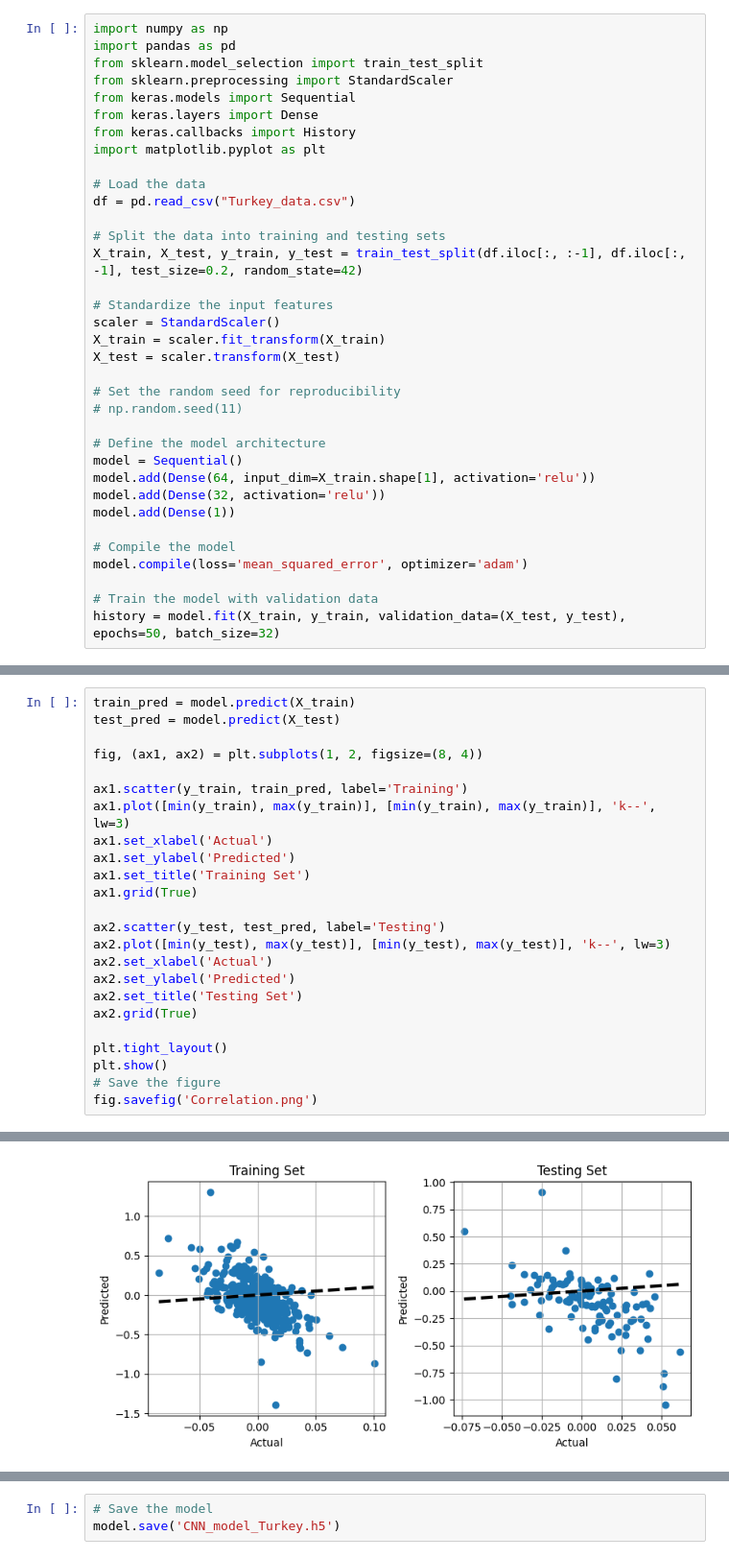
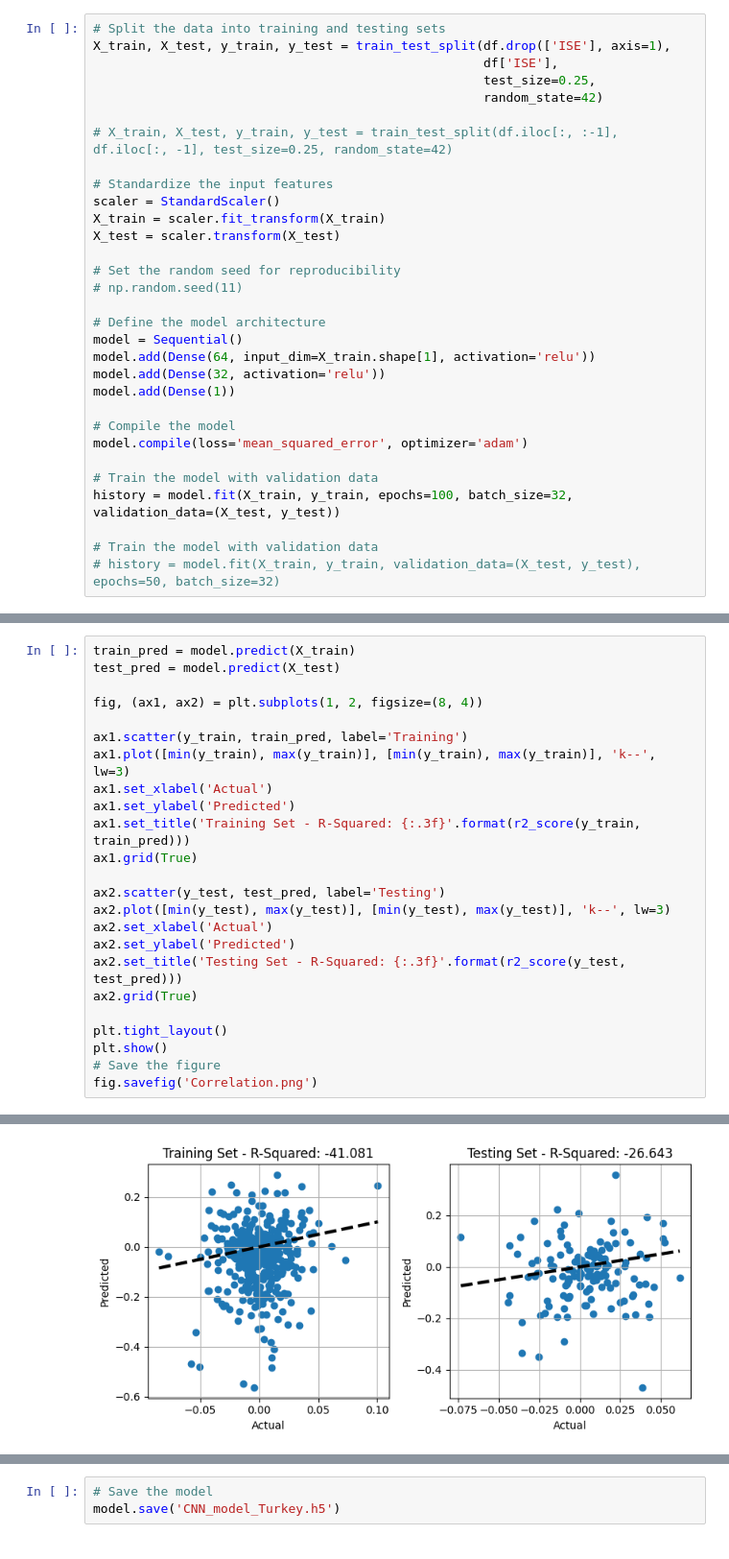
Before and after one commit to asheta66/CNN, a Jupyter notebook: Stock_Market_Prediction.ipynb, the cells around one changed output, grey strips where cells are left out. Shown at 96% size. Drawn from its saved outputs; the diff is of its cells as text.

```diff
--- a/Stock_Market_Prediction.ipynb
+++ b/Stock_Market_Prediction.ipynb
@@ -3,18 +103,11 @@
 # %%
-import numpy as np
-import pandas as pd
-from sklearn.model_selection import train_test_split
-from sklearn.preprocessing import StandardScaler
-from keras.models import Sequential
-from keras.layers import Dense
-from keras.callbacks import History
-import matplotlib.pyplot as plt
+# Split the data into training and testing sets
+X_train, X_test, y_train, y_test = train_test_split(df.drop(['ISE'], axis=1),
+                                                    df['ISE'],
+                                                    test_size=0.25,
+                                                    random_state=42)
 
-# Load the data
-df = pd.read_csv("Turkey_data.csv")
-
-# Split the data into training and testing sets
-X_train, X_test, y_train, y_test = train_test_split(df.iloc[:, :-1], df.iloc[:, -1], test_size=0.2, random_state=42)
+# X_train, X_test, y_train, y_test = train_test_split(df.iloc[:, :-1], df.iloc[:, -1], test_size=0.25, random_state=42)
 
 # Standardize the input features
 scaler = StandardScaler()
@@ -34,5 +127,8 @@ model.add(Dense(1))
 model.compile(loss='mean_squared_error', optimizer='adam')
 
 # Train the model with validation data
-history = model.fit(X_train, y_train, validation_data=(X_test, y_test), epochs=50, batch_size=32)
+history = model.fit(X_train, y_train, epochs=100, batch_size=32, validation_data=(X_test, y_test))
+
+# Train the model with validation data
+# history = model.fit(X_train, y_train, validation_data=(X_test, y_test), epochs=50, batch_size=32)
 # %% [output]
@@ -117,14 +221,14 @@ ax1.scatter(y_train, train_pred, label='Training')
 ax1.plot([min(y_train), max(y_train)], [min(y_train), max(y_train)], 'k--', lw=3)
 ax1.set_xlabel('Actual')
 ax1.set_ylabel('Predicted')
-ax1.set_title('Training Set')
+ax1.set_title('Training Set - R-Squared: {:.3f}'.format(r2_score(y_train, train_pred)))
 ax1.grid(True)
 
 ax2.scatter(y_test, test_pred, label='Testing')
 ax2.plot([min(y_test), max(y_test)], [min(y_test), max(y_test)], 'k--', lw=3)
 ax2.set_xlabel('Actual')
 ax2.set_ylabel('Predicted')
-ax2.set_title('Testing Set')
+ax2.set_title('Testing Set - R-Squared: {:.3f}'.format(r2_score(y_test, test_pred)))
 ax2.grid(True)
 
 plt.tight_layout()
@@ -137,4 +241,4 @@ fig.savefig('Correlation.png')
-[figure, old version]
+[figure, new version]
 # %%
 from tensorflow.keras.utils import plot_model
 from tensorflow.keras.models import Model
```
Also changed, not shown: parts of 14 cells of this notebook.
